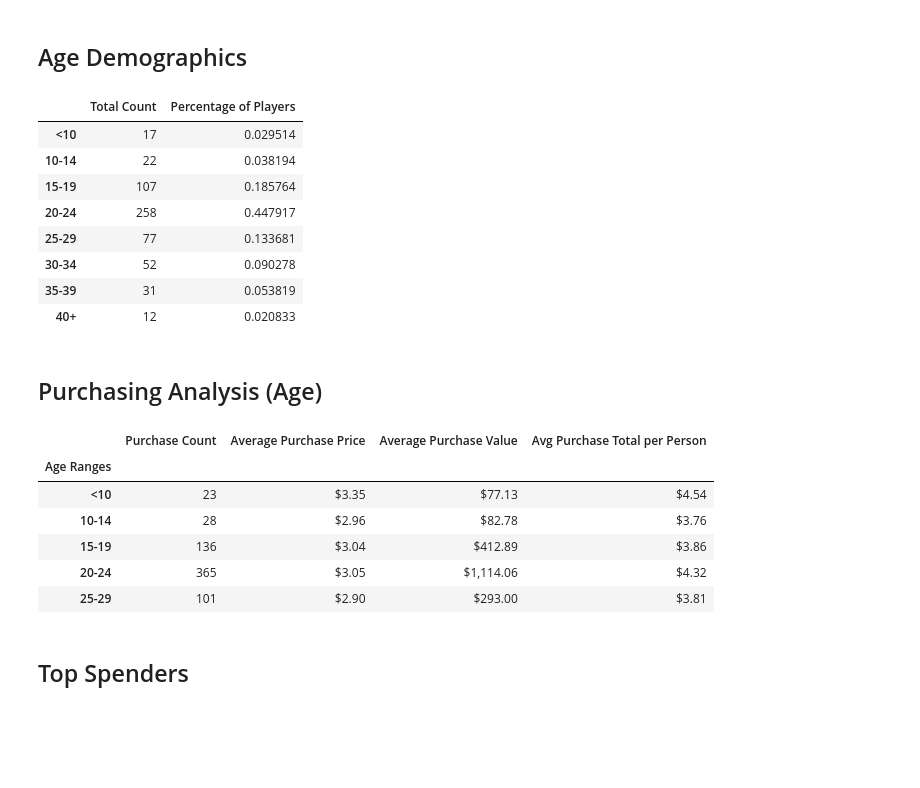
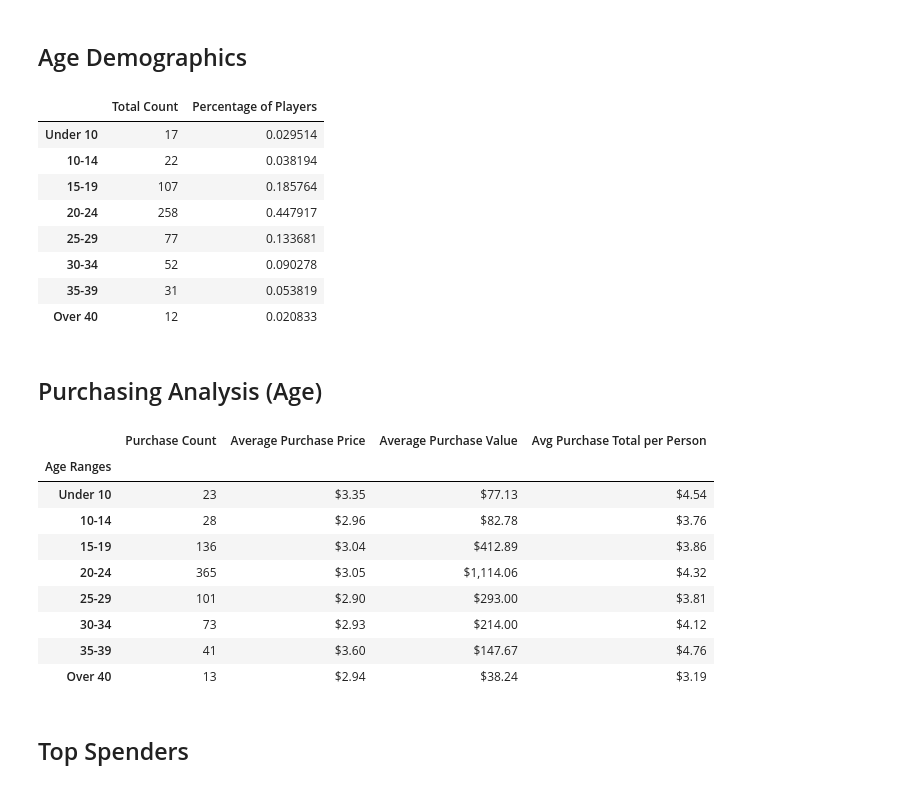
Before and after one commit to teomotun/Heroes-of-PyMoli-Data-Analysis, a Jupyter notebook: HeroesOfPymoli/HeroesOfPymoli_starter.ipynb, the cells around one changed output. Drawn from its saved outputs; the diff is of its cells as text; code cells hidden in the pictures; blank space fills up the shorter version.

```diff
--- a/HeroesOfPymoli/HeroesOfPymoli_starter.ipynb
+++ b/HeroesOfPymoli/HeroesOfPymoli_starter.ipynb
@@ -118,7 +118,7 @@ gender_purchasing_analysis.style.format({"Average Purchase Value":"${:,.2f}",
 bins = [0, 9, 14, 19, 24, 29, 34, 39,purchase_data["Age"].max()]
 
 # Create the names for the eight bins
-group_names = ["<10", "10-14", "15-19", "20-24", "25-29", "30-34","35-39","40+"]
+group_names = ["Under 10", "10-14", "15-19", "20-24", "25-29", "30-34","35-39","Over 40"]
 
 # Establish bins for ages
 purchase_data["Age Ranges"] = pd.cut(purchase_data["Age"], bins, labels=group_names)
@@ -138,55 +138,58 @@ age_demographics = pd.DataFrame({"Total Count": age_count,
                                  "Percentage of Players": percent_of_players})
 age_demographics.head().style.format({"Percentage of Players":"{:,.2%}"})
 age_demographics.index.name = None
-age_demographics
+display(age_demographics)
 # %% [output]
 |  | Total Count | Percentage of Players |
-| <10 | 17 | 0.029514 |
+| Under 10 | 17 | 0.029514 |
 | 10-14 | 22 | 0.038194 |
 | 15-19 | 107 | 0.185764 |
 | 20-24 | 258 | 0.447917 |
 | 25-29 | 77 | 0.133681 |
 | 30-34 | 52 | 0.090278 |
 | 35-39 | 31 | 0.053819 |
-| 40+ | 12 | 0.020833 |
+| Over 40 | 12 | 0.020833 |
 # %% [markdown]
 ## Purchasing Analysis (Age)
 # %%
 # Count the total purchases by age
 new_age_purchase_count = age_group["Purchase ID"].count()
 
 # Average purchase prices by age
 new_avg_purchase_price = age_group["Price"].mean()
 
 # Average purchase total by age
 new_avg_purchase_total = age_group["Price"].sum()
 
 # Average purchase total by age divided by purchase count by unique age group
 new_avg_purchase_per_person = new_avg_purchase_total/age_count
 
 # Create data frame with obtained values
 age_purchasis_analysis = pd.DataFrame({"Purchase Count": new_age_purchase_count,
                                         "Average Purchase Price": new_avg_purchase_price,
                                         "Average Purchase Value":new_avg_purchase_total,
                                         "Avg Purchase Total per Person": new_avg_purchase_per_person})
 
 # Provide index in top left as "Age Ranges"
 age_purchasis_analysis.index.name = "Age Ranges"
 
 # Format with currency style
-age_purchasis_analysis = age_purchasis_analysis.head().style.format({
+age_purchasis_analysis = age_purchasis_analysis.style.format({
                                   "Average Purchase Value":"${:,.2f}",
                                   "Average Purchase Price":"${:,.2f}",
                                   "Avg Purchase Total per Person":"${:,.2f}"})
-age_purchasis_analysis
+display(age_purchasis_analysis)
 # %% [output]
 |  | Purchase Count | Average Purchase Price | Average Purchase Value | Avg Purchase Total per Person |
 | Age Ranges |  |  |  |  |
-| <10 | 23 | $3.35 | $77.13 | $4.54 |
+| Under 10 | 23 | $3.35 | $77.13 | $4.54 |
 | 10-14 | 28 | $2.96 | $82.78 | $3.76 |
 | 15-19 | 136 | $3.04 | $412.89 | $3.86 |
 | 20-24 | 365 | $3.05 | $1,114.06 | $4.32 |
 | 25-29 | 101 | $2.90 | $293.00 | $3.81 |
+| 30-34 | 73 | $2.93 | $214.00 | $4.12 |
+| 35-39 | 41 | $3.60 | $147.67 | $4.76 |
+| Over 40 | 13 | $2.94 | $38.24 | $3.19 |
 # %% [markdown]
 ## Top Spenders
 # %%
```
Also changed, not shown: parts of 8 cells of this notebook.
